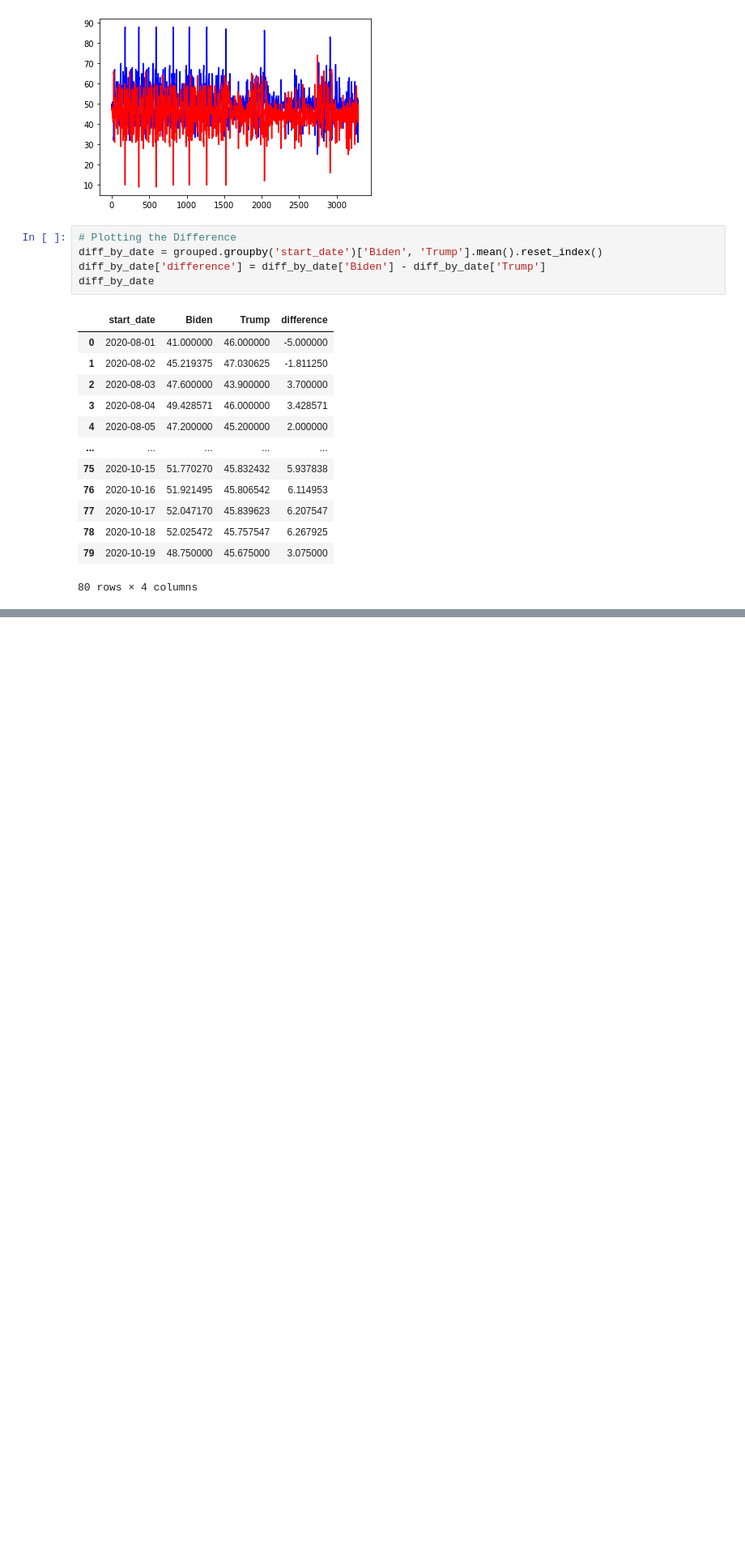
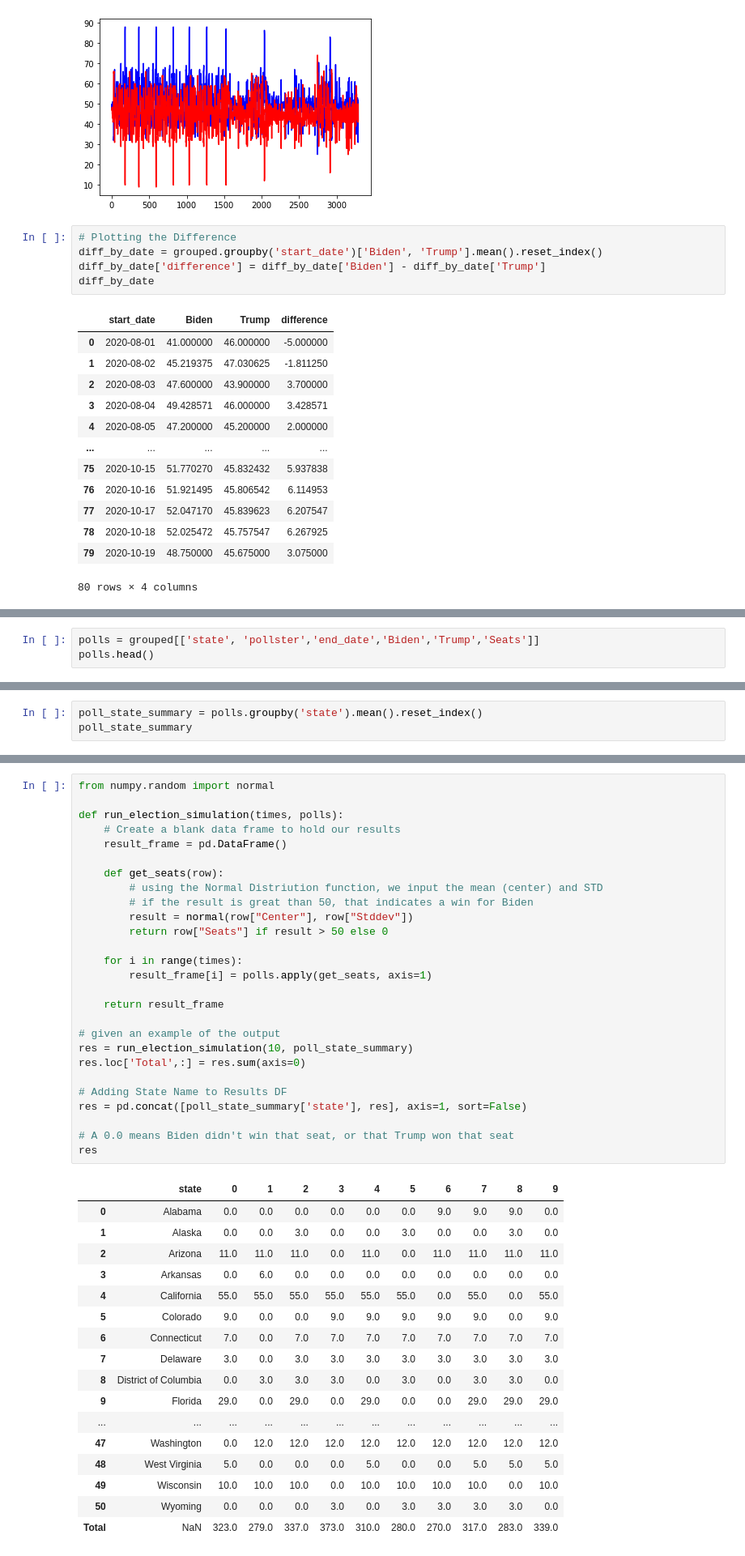
Before and after one commit to saima8/Data-Science-from-scratch, a Jupyter notebook: Case Studies/US 2020 Presidential Election Simulation.ipynb, the cells around one changed output, grey strips where cells are left out. Shown at 81% size. Cells and saved outputs as stored; diff of their text form; blank space fills up the shorter version.

Commit message:
Sum  of Biden's wins

```diff
--- a/Case Studies/US 2020 Presidential Election Simulation.ipynb
+++ b/Case Studies/US 2020 Presidential Election Simulation.ipynb
@@ -412,0 +413,3 @@ ModuleNotFoundError: No module named 'plotly'
+# %%
+polls = grouped[['state', 'pollster','end_date','Biden','Trump','Seats']]
+polls.head()
@@ -412,0 +475,3 @@ ModuleNotFoundError: No module named 'plotly'
+# %%
+poll_state_summary = polls.groupby('state').mean().reset_index()
+poll_state_summary
@@ -412,0 +511,45 @@ ModuleNotFoundError: No module named 'plotly'
+# %%
+from numpy.random import normal
+
+def run_election_simulation(times, polls):
+    # Create a blank data frame to hold our results
+    result_frame = pd.DataFrame()
+
+    def get_seats(row):
+        # using the Normal Distriution function, we input the mean (center) and STD
+        # if the result is great than 50, that indicates a win for Biden
+        result = normal(row["Center"], row["Stddev"])
+        return row["Seats"] if result > 50 else 0
+
+    for i in range(times):
+        result_frame[i] = polls.apply(get_seats, axis=1)
+
+    return result_frame
+
+# given an example of the output
+res = run_election_simulation(10, poll_state_summary)
+res.loc['Total',:] = res.sum(axis=0)
+
+# Adding State Name to Results DF
+res = pd.concat([poll_state_summary['state'], res], axis=1, sort=False)
+
+# A 0.0 means Biden didn't win that seat, or that Trump won that seat
+res
+# %% [output]
+|  | state | 0 | 1 | 2 | 3 | 4 | 5 | 6 | 7 | 8 | 9 |
+| 0 | Alabama | 0.0 | 0.0 | 0.0 | 0.0 | 0.0 | 0.0 | 9.0 | 9.0 | 9.0 | 0.0 |
+| 1 | Alaska | 0.0 | 0.0 | 3.0 | 0.0 | 0.0 | 3.0 | 0.0 | 0.0 | 3.0 | 0.0 |
+| 2 | Arizona | 11.0 | 11.0 | 11.0 | 0.0 | 11.0 | 0.0 | 11.0 | 11.0 | 11.0 | 11.0 |
+| 3 | Arkansas | 0.0 | 6.0 | 0.0 | 0.0 | 0.0 | 0.0 | 0.0 | 0.0 | 0.0 | 0.0 |
+| 4 | California | 55.0 | 55.0 | 55.0 | 55.0 | 55.0 | 55.0 | 0.0 | 55.0 | 0.0 | 55.0 |
+| 5 | Colorado | 9.0 | 0.0 | 0.0 | 9.0 | 9.0 | 9.0 | 9.0 | 9.0 | 0.0 | 9.0 |
+| 6 | Connecticut | 7.0 | 0.0 | 7.0 | 7.0 | 7.0 | 7.0 | 7.0 | 7.0 | 7.0 | 7.0 |
+| 7 | Delaware | 3.0 | 0.0 | 3.0 | 3.0 | 3.0 | 3.0 | 3.0 | 3.0 | 3.0 | 3.0 |
+| 8 | District of Columbia | 0.0 | 3.0 | 3.0 | 3.0 | 0.0 | 3.0 | 0.0 | 3.0 | 3.0 | 0.0 |
+| 9 | Florida | 29.0 | 0.0 | 29.0 | 0.0 | 29.0 | 0.0 | 0.0 | 29.0 | 29.0 | 29.0 |
+| ... | ... | ... | ... | ... | ... | ... | ... | ... | ... | ... | ... |
+| 47 | Washington | 0.0 | 12.0 | 12.0 | 12.0 | 12.0 | 12.0 | 12.0 | 12.0 | 12.0 | 12.0 |
+| 48 | West Virginia | 5.0 | 0.0 | 0.0 | 0.0 | 5.0 | 0.0 | 0.0 | 5.0 | 5.0 | 5.0 |
+| 49 | Wisconsin | 10.0 | 10.0 | 10.0 | 0.0 | 10.0 | 10.0 | 10.0 | 10.0 | 0.0 | 10.0 |
+| 50 | Wyoming | 0.0 | 0.0 | 0.0 | 3.0 | 0.0 | 3.0 | 3.0 | 3.0 | 3.0 | 0.0 |
+| Total | NaN | 323.0 | 279.0 | 337.0 | 373.0 | 310.0 | 280.0 | 270.0 | 317.0 | 283.0 | 339.0 |
```
Also changed, not shown: parts of 9 cells of this notebook.
